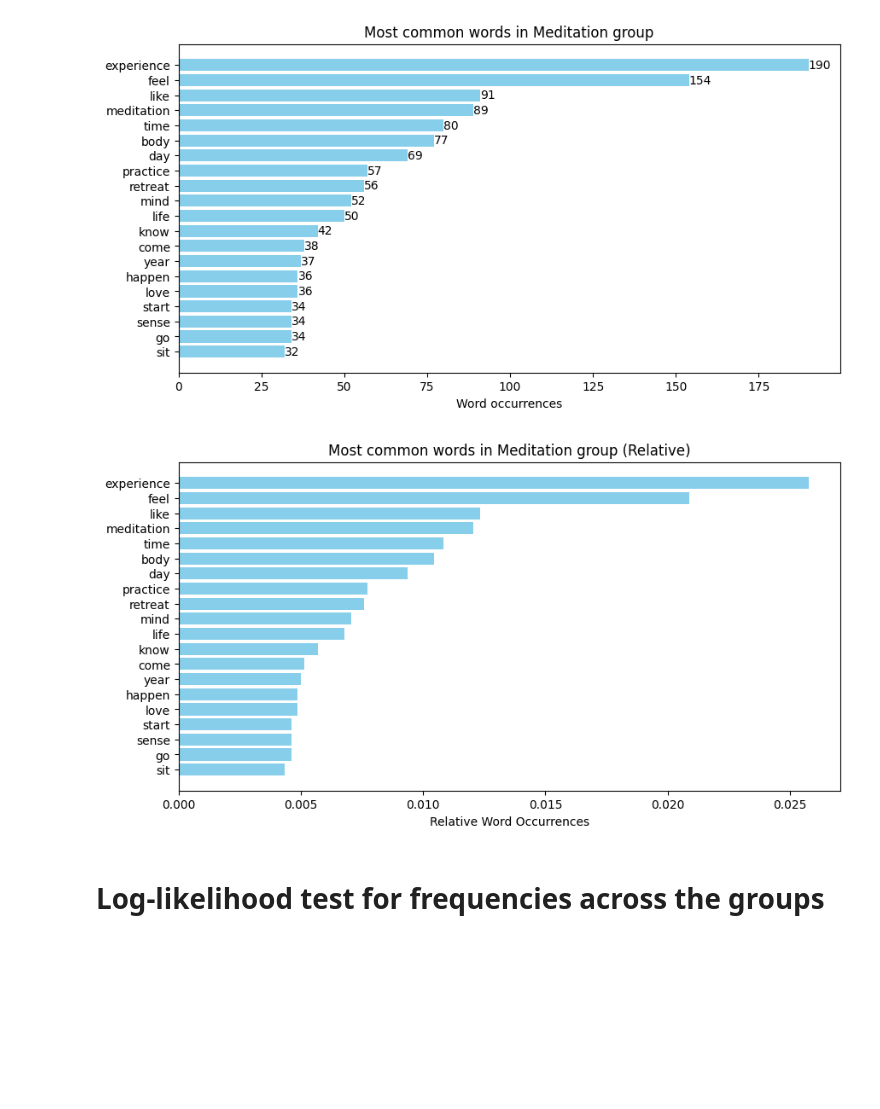
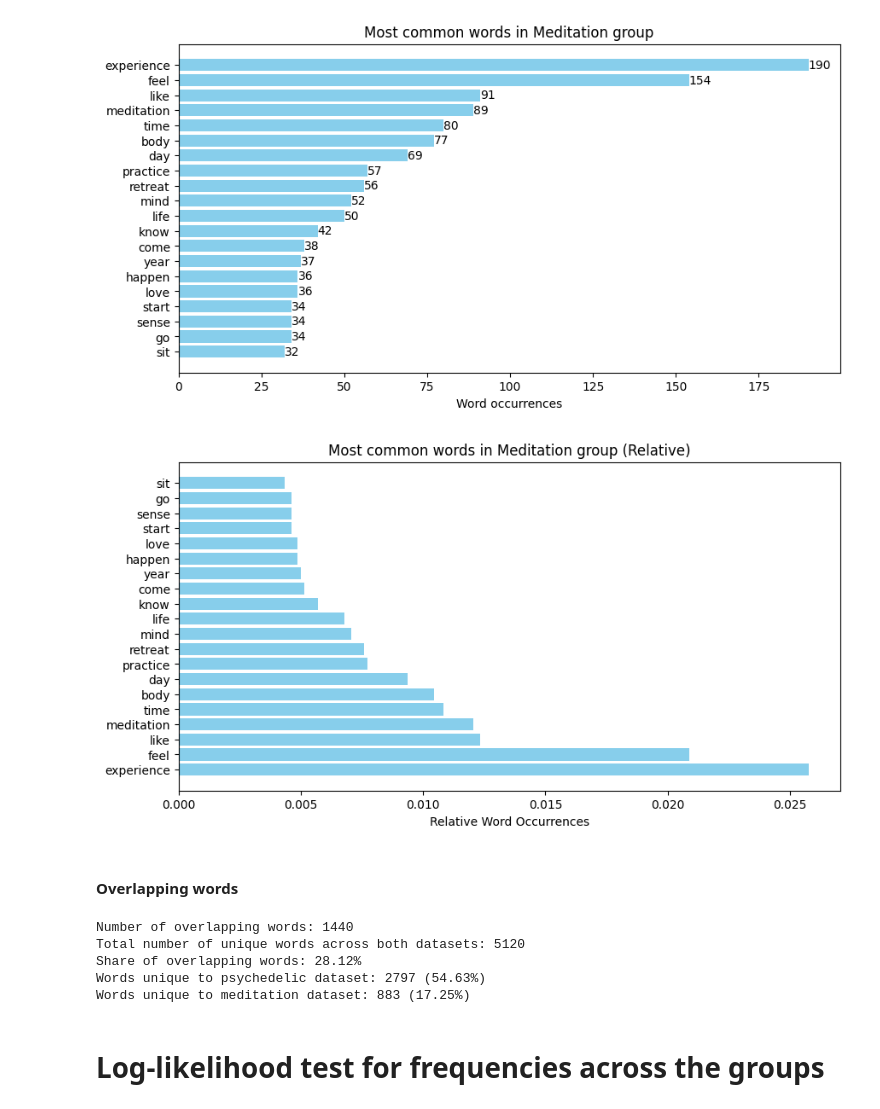
Before and after one commit to konstakm/psychedelics_vs_meditation_nlp, a Jupyter notebook: analysis final.ipynb, the cells around one changed output. Drawn from its saved outputs; the diff is of its cells as text; code cells hidden in the pictures; blank space fills up the shorter version.

```diff
--- a/analysis final.ipynb
+++ b/analysis final.ipynb
@@ -41,7 +41,7 @@ memory usage: 276.4+ KB
 # %%
 # Only keeping the columns that we need
 
-columns_to_keep = ['group', 'age', 'gender_1F_2M_3O', 'income_level', 'education_level', 'classicalPsych_frequency', 'TimeSinceLastClassicalPsych', 'meditation_freq', 'meditation_howlong',
+columns_to_keep = ['group', 'age', 'gender_1F_2M_3O', 'Country_birth', 'income_level', 'education_level', 'classicalPsych_frequency', 'TimeSinceLastClassicalPsych', 'meditation_freq', 'meditation_howlong',
                 'exp_LSD', 'exp_psilocybin', 'exp_ayahuasca', 'exp_DMT', 'exp_5meoDMT', 'exp_mescaline', 'exp_ibogaine', 'exp_salvia', 'exp_mdma', 'exp_ketamine', 'exp_cannabis', 'other_drug_dummy', 'exp_other_drug', 'how_many_drugs',
                 'exp_medit_silent', 'exp_medit_voice', 'exp_medit_breath', 'exp_medit_body', 'exp_medit_mindfulness', 'exp_other_medit', 'exp_where', 'exp_who', 'exp_guide', 'MEQ30_sum', 'Open_report typo-corrected',
                 'MEQ30_Q1_mystical', 'MEQ30_Q2_mystical', 'MEQ30_Q3_mystical', 'MEQ30_Q4_mystical', 'MEQ30_Q5_mystical', 'MEQ30_Q6_mystical', 'MEQ30_Q7_mystical', 'MEQ30_Q8_mystical', 'MEQ30_Q9_mystical', 'MEQ30_Q10_mystical',
@@ -852,14 +950,42 @@ plt.show()
 # %%
 relative_medi_counts = [count / total_medi_words for count in counts]
 
 plt.figure(figsize=(10, 5))
-bars = plt.barh(words, relative_medi_counts, color='skyblue')
+bars = plt.barh(words[::-1], relative_medi_counts[::-1], color='skyblue')
 plt.xlabel('Relative Word Occurrences')
 plt.title('Most common words in Meditation group (Relative)')
 plt.gca().invert_yaxis()
 
 plt.show()
 # %% [output]
-[figure, old version]
+[figure, new version]
+# %% [markdown]
+#### Overlapping words
+# %%
+# Calculate the set of overlapping words
+overlapping_words = set(psyke_word_freq.keys()) & set(medi_word_freq.keys())
+
+# Calculate the total number of unique words across both datasets
+total_unique_words = len(set(psyke_word_freq.keys()) | set(medi_word_freq.keys()))
+
+# Calculate the share of overlapping words
+share_overlapping = len(overlapping_words) / total_unique_words
+
+print(f"Number of overlapping words: {len(overlapping_words)}")
+print(f"Total number of unique words across both datasets: {total_unique_words}")
+print(f"Share of overlapping words: {share_overlapping:.2%}")
+
+# Calculate the share of words unique to each dataset
+unique_to_psyke = len(set(psyke_word_freq.keys()) - set(medi_word_freq.keys()))
+unique_to_medi = len(set(medi_word_freq.keys()) - set(psyke_word_freq.keys()))
+
+print(f"Words unique to psychedelic dataset: {unique_to_psyke} ({unique_to_psyke/total_unique_words:.2%})")
+print(f"Words unique to meditation dataset: {unique_to_medi} ({unique_to_medi/total_unique_words:.2%})")
+# %% [output]
+Number of overlapping words: 1440
+Total number of unique words across both datasets: 5120
+Share of overlapping words: 28.12%
+Words unique to psychedelic dataset: 2797 (54.63%)
+Words unique to meditation dataset: 883 (17.25%)
 # %% [markdown]
 # Log-likelihood test for frequencies across the groups
```
Also changed, not shown: parts of 36 cells of this notebook.
